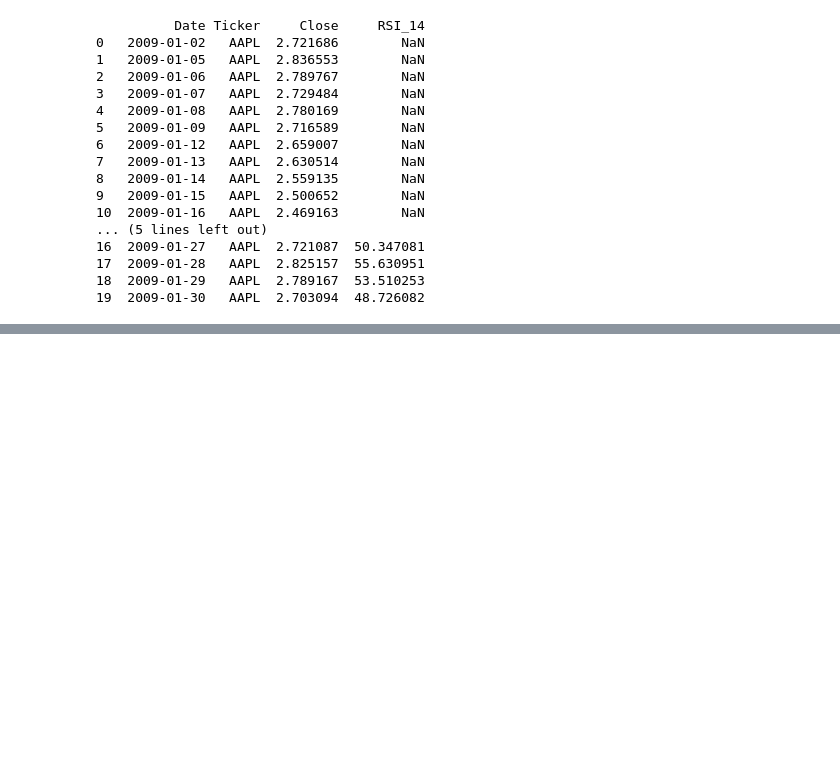
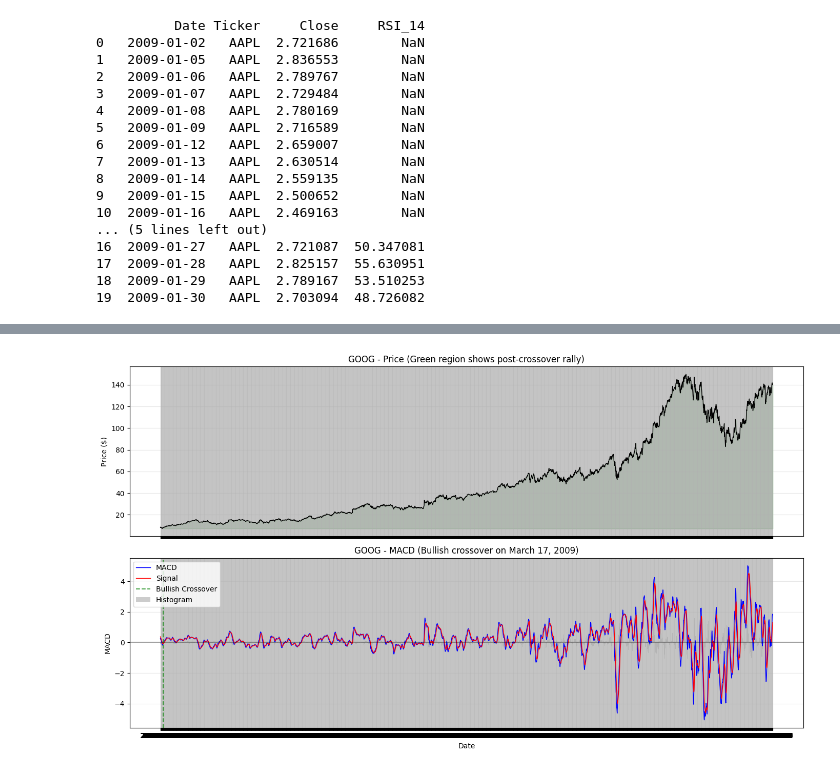
Before and after one commit to hawi088/News-Sentiment, a Jupyter notebook: notebooks/task2_eda.ipynb, the cells around one changed output, grey strips where cells are left out. Saved outputs shown, nothing was run; the diff lists cells and outputs as text; code cells hidden in the pictures; blank space fills up the shorter version.

```diff
--- a/notebooks/task2_eda.ipynb
+++ b/notebooks/task2_eda.ipynb
@@ -1608,0 +1932,9 @@ plt.show()
+# %%
+#MACD for GOOG
+goog=df_all_stocks[df_all_stocks['Ticker']=='GOOG'].copy()
+close_prices_goog  = goog['Close'].values
+macd_goog,signal_goog,hist_goog=talib.MACD(close_prices_goog,fastperiod=12, slowperiod=26, signalperiod=9)
+goog['MACD']=macd_goog
+goog['MACD_Signal']=signal_goog
+goog['MACD_Hist']=hist_goog
+print(goog[['Date', 'Close', 'MACD', 'MACD_Signal', 'MACD_Hist']].dropna().head(40))
@@ -1608,0 +2031,33 @@ plt.show()
+# %%
+%matplotlib inline
+import matplotlib.pyplot as plt
+
+# Get GOOG MACD data
+goog_macd = goog[goog['MACD'].notna()]
+
+fig, (ax1, ax2) = plt.subplots(2, 1, figsize=(14, 8), sharex=True)
+
+# Price chart
+ax1.plot(goog_macd['Date'], goog_macd['Close'], color='black', linewidth=1)
+ax1.fill_between(goog_macd['Date'], goog_macd['Close'].min(), goog_macd['Close'],
+                 where=(goog_macd['Date'] >= '2009-03-17'), alpha=0.3, color='green')
+ax1.set_title('GOOG - Price (Green region shows post-crossover rally)', fontsize=12)
+ax1.set_ylabel('Price ($)')
+ax1.grid(True, alpha=0.3)
+
+# MACD chart
+ax2.plot(goog_macd['Date'], goog_macd['MACD'], label='MACD', color='blue', linewidth=1)
+ax2.plot(goog_macd['Date'], goog_macd['MACD_Signal'], label='Signal', color='red', linewidth=1)
+ax2.bar(goog_macd['Date'], goog_macd['MACD_Hist'], label='Histogram', color='gray', alpha=0.4, width=1)
+ax2.axhline(0, color='black', linestyle='-', alpha=0.3)
+ax2.axvline(x='2009-03-17', color='green', linestyle='--', alpha=0.7, label='Bullish Crossover')
+ax2.set_title('GOOG - MACD (Bullish crossover on March 17, 2009)', fontsize=12)
+ax2.set_xlabel('Date')
+ax2.set_ylabel('MACD')
+ax2.legend(loc='upper left')
+ax2.grid(True, alpha=0.3)
+
+plt.tight_layout()
+plt.show()
+# %% [output]
+[figure, added]
```
Also changed, not shown: parts of 16 cells of this notebook.
